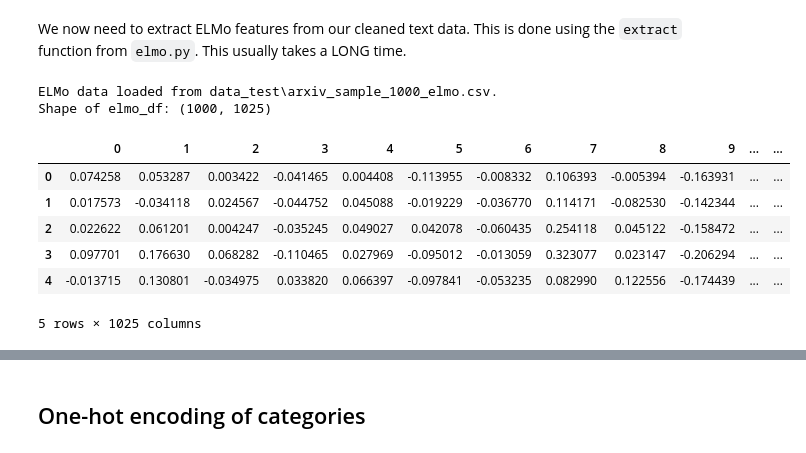
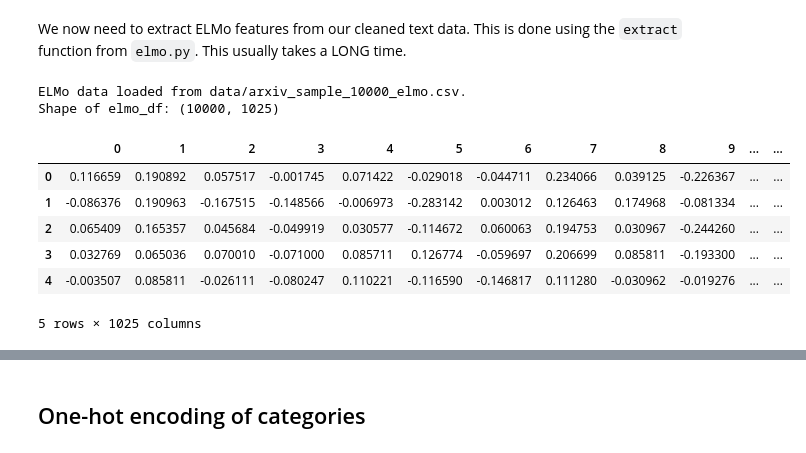
Before and after one commit to saattrupdan/scholarly, a Jupyter notebook: paper_classifier.ipynb, the cells around one changed output, grey strips where cells are left out. Saved outputs shown, nothing was run; the diff lists cells and outputs as text; code cells hidden in the pictures.

```diff
--- a/paper_classifier.ipynb
+++ b/paper_classifier.ipynb
@@ -49,6 +49,6 @@ Alternatively, I have downloaded metadata from about a million papers using this
 
 Choose your favorite below. Alternatively, of course, you can set it to be the file name of your own scraped data.
 # %%
-file_name = "arxiv_sample_1000"
+file_name = "arxiv_sample_10000"
 # %% [markdown]
 Next up, we specify the folder in which we will store all our data. Change to whatever folder you would like.
@@ -57,3 +55,5 @@ data_path = "data_test" #os.path.join("P:/", "Public Folder", "scholarly_data")
+# %%
+data_path = 'data'
 # %% [markdown]
 ## Fetching data
 # %% [markdown]
@@ -159,34 +164,35 @@ We now need to extract ELMo features from our cleaned text data. This is done us
 # %%
 elmo_df = clean_df.copy()
 
 full_path = os.path.join(data_path, f"{file_name}_elmo.csv")
 if not os.path.isfile(full_path):
     # extract ELMo data
-    elmo_data = elmo.extract(
+    elmo.extract(
         file_name = file_name,
         path = data_path,
-        batch_size = 10, # lower batch size gives less accurate vectors but requires less memory
-        confirmation = False
+        batch_size = 20,
+        doomsday_clock = 50,
+        confirmation = True
     )
-else:
-    # load ELMo data
-    elmo_data = pd.read_csv(full_path, header = None)
-    print(f"ELMo data loaded from {full_path}.")
+
+# load ELMo data
+elmo_data = pd.read_csv(full_path, header = None)
+print(f"ELMo data loaded from {full_path}.")
 
 elmo_df = elmo_data.join(elmo_df['category'])
 elmo_df = elmo_df.dropna()
 
 print(f"Shape of elmo_df: {elmo_df.shape}")
 elmo_df.head()
 # %% [output]
-ELMo data loaded from data_test\arxiv_sample_1000_elmo.csv.
-Shape of elmo_df: (1000, 1025)
+ELMo data loaded from data/arxiv_sample_10000_elmo.csv.
+Shape of elmo_df: (10000, 1025)
 |  | 0 | 1 | 2 | 3 | 4 | 5 | 6 | 7 | 8 | 9 | ... | ... |
-| 0 | 0.074258 | 0.053287 | 0.003422 | -0.041465 | 0.004408 | -0.113955 | -0.008332 | 0.106393 | -0.005394 | -0.163931 | ... | ... |
-| 1 | 0.017573 | -0.034118 | 0.024567 | -0.044752 | 0.045088 | -0.019229 | -0.036770 | 0.114171 | -0.082530 | -0.142344 | ... | ... |
-| 2 | 0.022622 | 0.061201 | 0.004247 | -0.035245 | 0.049027 | 0.042078 | -0.060435 | 0.254118 | 0.045122 | -0.158472 | ... | ... |
-| 3 | 0.097701 | 0.176630 | 0.068282 | -0.110465 | 0.027969 | -0.095012 | -0.013059 | 0.323077 | 0.023147 | -0.206294 | ... | ... |
-| 4 | -0.013715 | 0.130801 | -0.034975 | 0.033820 | 0.066397 | -0.097841 | -0.053235 | 0.082990 | 0.122556 | -0.174439 | ... | ... |
+| 0 | 0.116659 | 0.190892 | 0.057517 | -0.001745 | 0.071422 | -0.029018 | -0.044711 | 0.234066 | 0.039125 | -0.226367 | ... | ... |
+| 1 | -0.086376 | 0.190963 | -0.167515 | -0.148566 | -0.006973 | -0.283142 | 0.003012 | 0.126463 | 0.174968 | -0.081334 | ... | ... |
+| 2 | 0.065409 | 0.165357 | 0.045684 | -0.049919 | 0.030577 | -0.114672 | 0.060063 | 0.194753 | 0.030967 | -0.244260 | ... | ... |
+| 3 | 0.032769 | 0.065036 | 0.070010 | -0.071000 | 0.085711 | 0.126774 | -0.059697 | 0.206699 | 0.085811 | -0.193300 | ... | ... |
+| 4 | -0.003507 | 0.085811 | -0.026111 | -0.080247 | 0.110221 | -0.116590 | -0.146817 | 0.111280 | -0.030962 | -0.019276 | ... | ... |
 5 rows × 1025 columns
 # %%
 n = elmo_df.shape[1] - 1
```
Also changed, not shown: parts of 13 cells of this notebook, 2 other files.
